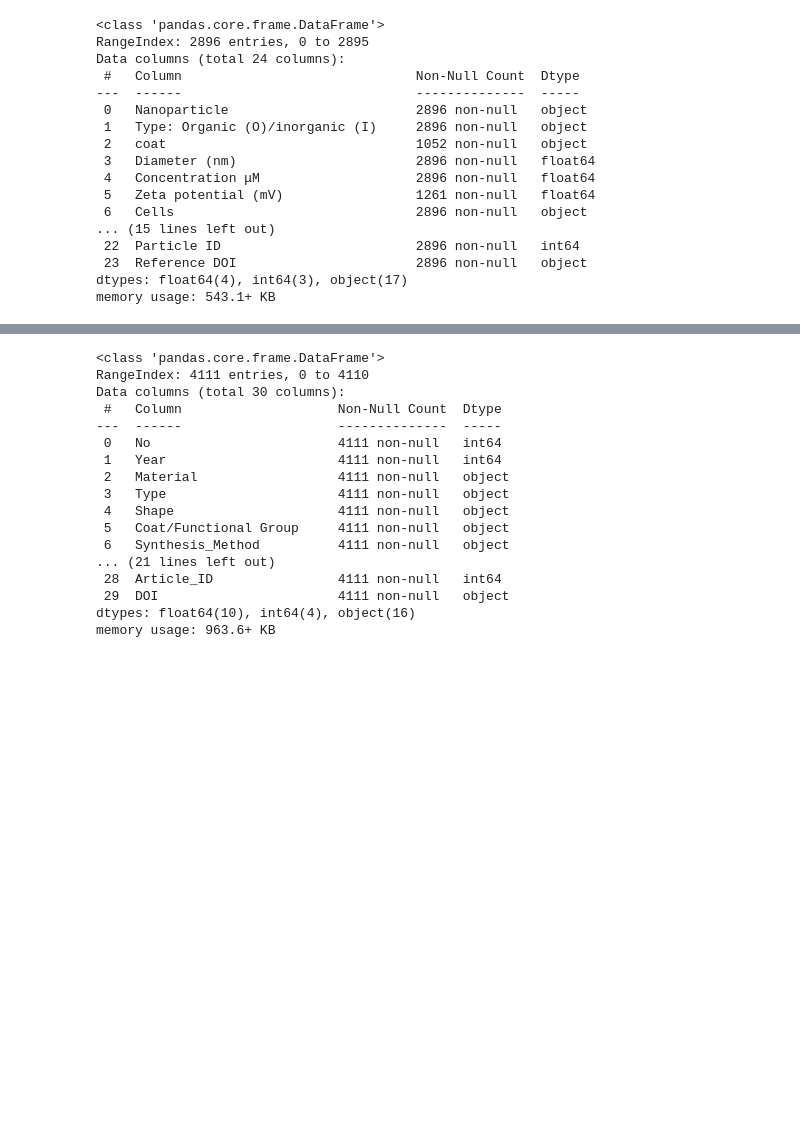
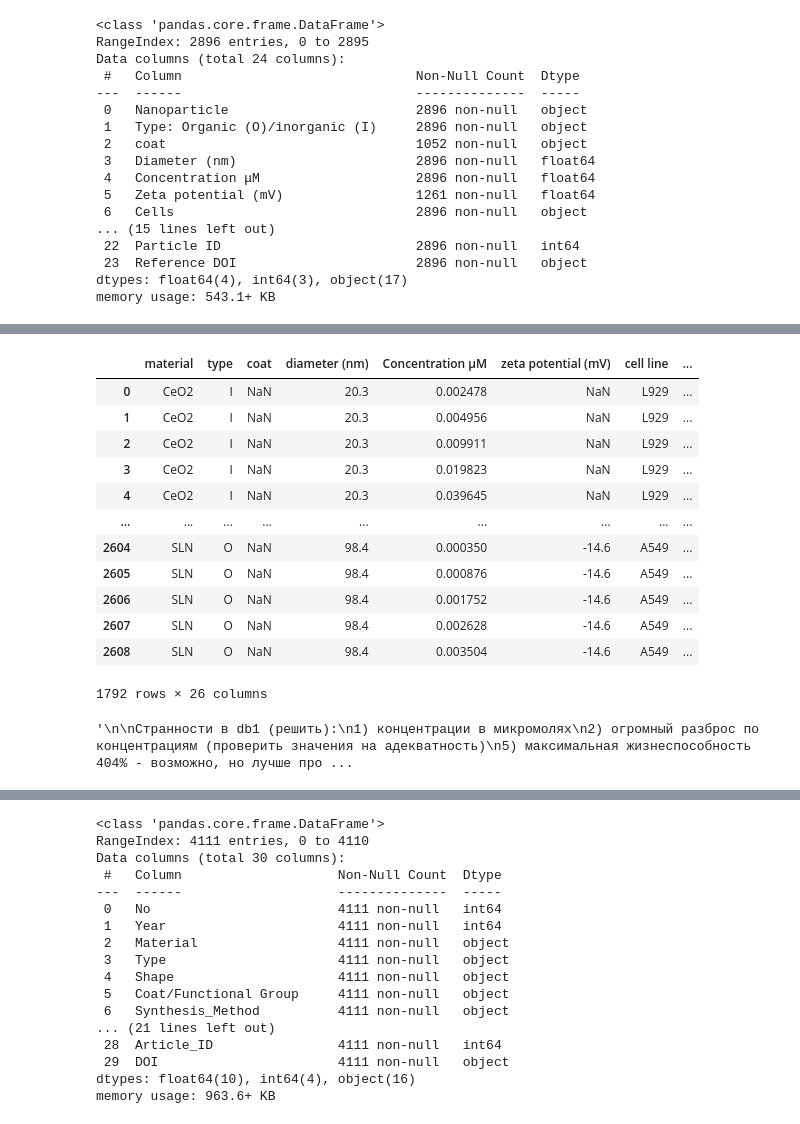
Before and after one commit to V-Gottlieb/Nanoparticle_cytotoxicity, a Jupyter notebook: databases/Merging tables.ipynb, the cells around one changed output, grey strips where cells are left out. Cells and saved outputs as stored; diff of their text form; code cells hidden in the pictures; blank space fills up the shorter version.

```diff
--- a/databases/Merging tables.ipynb
+++ b/databases/Merging tables.ipynb
@@ -67,10 +81,15 @@ memory usage: 543.1+ KB
 # %%
 db1 = pd.DataFrame(db1)
 # %%
-db1.rename(columns = {'Nanoparticle':'material','Zeta potential (mV)':'zeta potential (mV)',
-                      'Exposure time (h)':'time', '% Cell viability':'viability (%)',
-                      'Cells':'cell line','Animal?':'cell species',
-                      'Cell-organ/tissue source':'cell origin', 'Diameter (nm)':'diameter (nm)' }, inplace = True)
+db1.rename(columns = {'Nanoparticle':'material',
+                      "Type: Organic (O)/inorganic (I)": 'type',
+                      'Zeta potential (mV)':'zeta potential (mV)',
+                      'Exposure time (h)':'time',
+                      '% Cell viability':'viability (%)',
+                      'Cells':'cell line',
+                      'Animal?':'cell species',
+                      'Cell-organ/tissue source':'cell origin',
+                      'Diameter (nm)':'diameter (nm)' }, inplace = True)
 # %%
 db1.describe()
 # %% [output]
@@ -83,14 +102,44 @@ db1.describe()
 | 50% | 49.200000 | 5.000000e-04 | -8.000000 | 24.000000 | 86.965674 | 2011.000000 | ... |
 | 75% | 165.000000 | 1.054755e-02 | 17.700000 | 48.000000 | 97.652370 | 2012.000000 | ... |
 | max | 957.000000 | 1.500000e+04 | 87.000000 | 336.000000 | 404.811700 | 2015.000000 | ... |
+# %%
+db1['molecular weight (g/mol)'] = np.nan
+# %%
+from molmass import FormulaError
+from aifc import Error
+
+for index, row in db1.iterrows():
+    try:
+        db1['molecular weight (g/mol)'].values[index] = Formula(db1['material'].values[index]).mass
+    except FormulaError:
+        pass
+
+db1.dropna(subset = ["molecular weight (g/mol)"], inplace=True)
+# %%
+db1['Concentration μg/ml'] = db1['Concentration μM'] * db1['molecular weight (g/mol)'] / 1000
+# %%
+db1
+# %% [output]
+|  | material | type | coat | diameter (nm) | Concentration μM | zeta potential (mV) | cell line | ... |
+| 0 | CeO2 | I | NaN | 20.3 | 0.002478 | NaN | L929 | ... |
+| 1 | CeO2 | I | NaN | 20.3 | 0.004956 | NaN | L929 | ... |
+| 2 | CeO2 | I | NaN | 20.3 | 0.009911 | NaN | L929 | ... |
+| 3 | CeO2 | I | NaN | 20.3 | 0.019823 | NaN | L929 | ... |
+| 4 | CeO2 | I | NaN | 20.3 | 0.039645 | NaN | L929 | ... |
+| ... | ... | ... | ... | ... | ... | ... | ... | ... |
+| 2604 | SLN | O | NaN | 98.4 | 0.000350 | -14.6 | A549 | ... |
+| 2605 | SLN | O | NaN | 98.4 | 0.000876 | -14.6 | A549 | ... |
+| 2606 | SLN | O | NaN | 98.4 | 0.001752 | -14.6 | A549 | ... |
+| 2607 | SLN | O | NaN | 98.4 | 0.002628 | -14.6 | A549 | ... |
+| 2608 | SLN | O | NaN | 98.4 | 0.003504 | -14.6 | A549 | ... |
+1792 rows × 26 columns
 # %%
 """
 
 Cтранности в db1 (решить):
-1) концентрации в микромолях
 2) огромный разброс по концентрациям (проверить значения на адекватность)
-3) максимальная дзета в 87 - это странно (+ Алина, оставляем)
-4) максимальное время в 28 дней - верится слабо (Максимальное время 14 дней)
 5) максимальная жизнеспособность 404% - возможно, но лучше проверить, неужели так стимулирует рост клеток
 
 """
+# %% [output]
+'\n\nCтранности в db1 (решить):\n1) концентрации в микромолях\n2) огромный разброс по концентрациям (проверить значения на адекватность)\n5) максимальная жизнеспособность 404% - возможно, но лучше про ...
```
Also changed, not shown: parts of 15 cells of this notebook.
